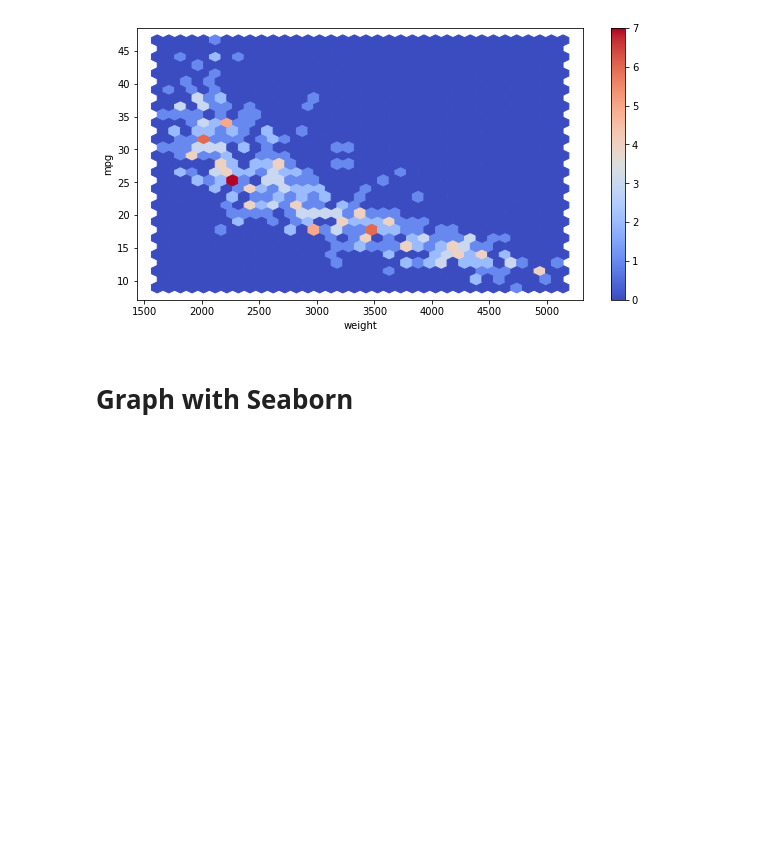
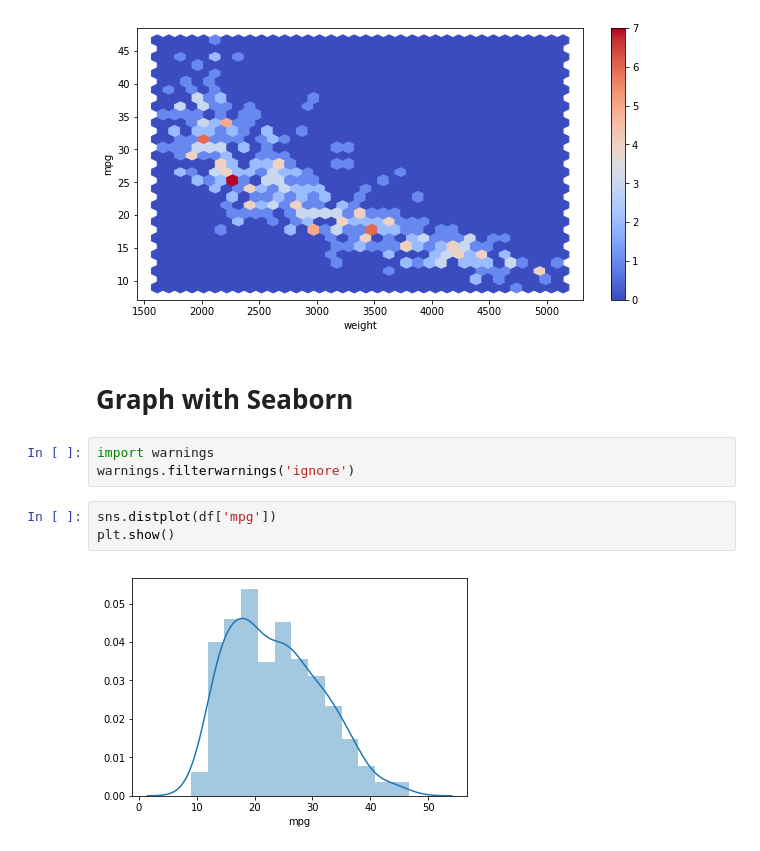
Before and after one commit to KrishnKrPatel/data_preprocessing, a Jupyter notebook: graph.ipynb, the cells around one changed output. Cells and saved outputs as stored; diff of their text form; blank space fills up the shorter version.

Commit message:
graph with pandas and seaborn added

```diff
--- a/graph.ipynb
+++ b/graph.ipynb
@@ -79,3 +79,11 @@ plt.show()
 [figure]
 # %% [markdown]
 # Graph with Seaborn
+# %%
+import warnings
+warnings.filterwarnings('ignore')
+# %%
+sns.distplot(df['mpg'])
+plt.show()
+# %% [output]
+[figure, added]
```
Also changed, not shown: parts of 15 cells of this notebook.
